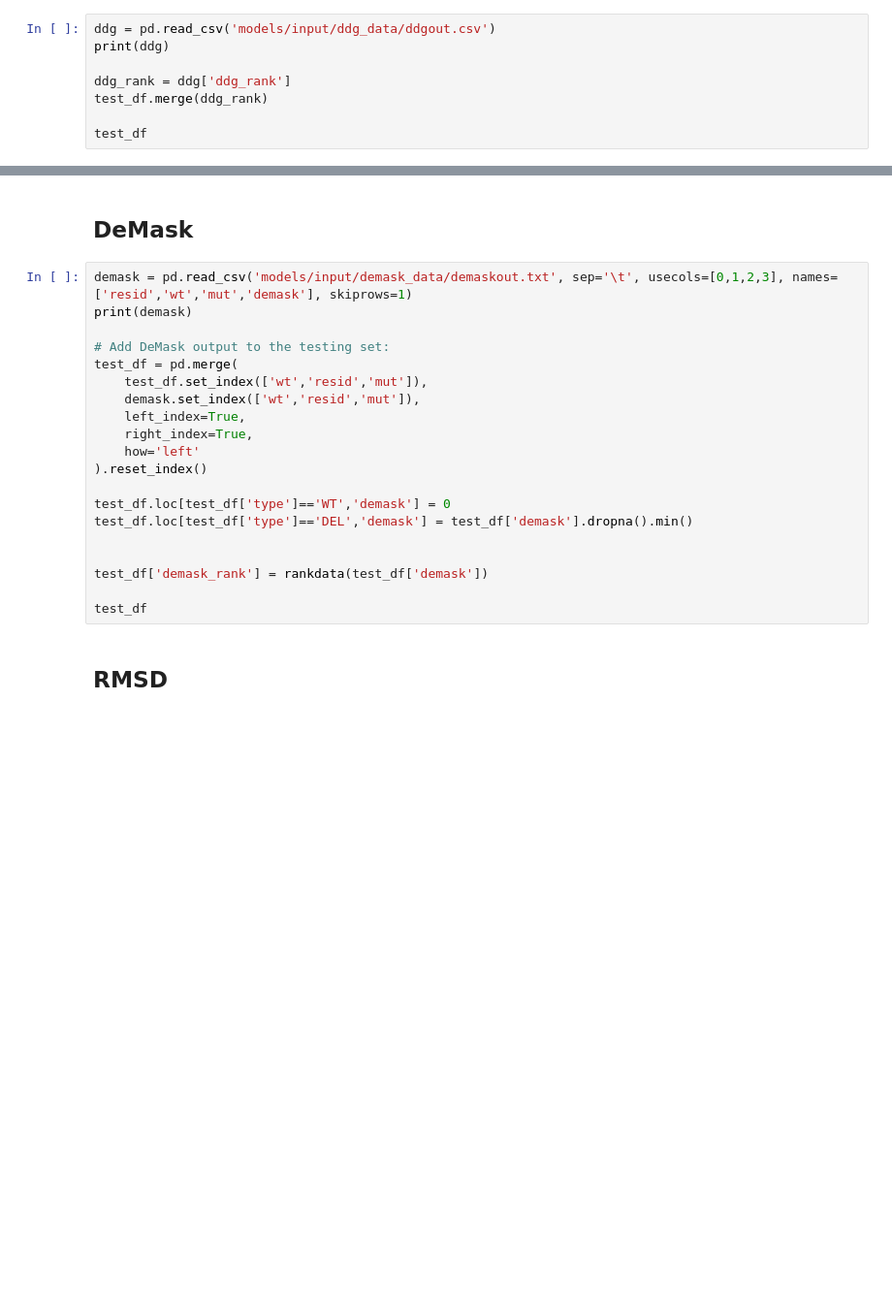
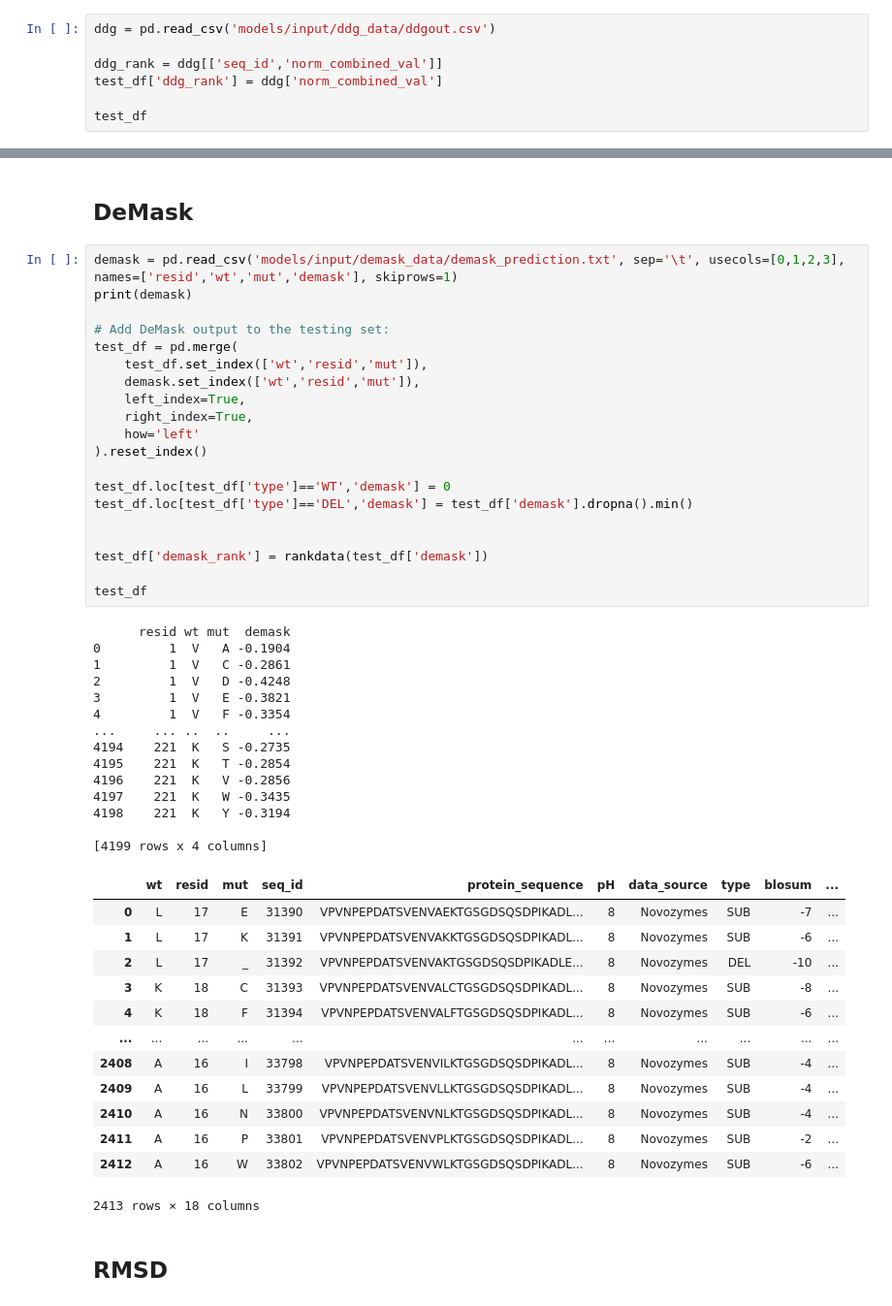
Before and after one commit to kyrarivest/COSI123-Final-Novozymes-Enzyme-Stability-Prediction, a Jupyter notebook: final_model.ipynb, the cells around one changed output, grey strips where cells are left out. Shown at 97% size. Drawn from its saved outputs; the diff is of its cells as text; blank space fills up the shorter version.

```diff
--- a/final_model.ipynb
+++ b/final_model.ipynb
@@ -166,9 +180,8 @@ test_df
 ## DeepDDG
 # %%
 ddg = pd.read_csv('models/input/ddg_data/ddgout.csv')
-print(ddg)
 
-ddg_rank = ddg['ddg_rank']
-test_df.merge(ddg_rank)
+ddg_rank = ddg[['seq_id','norm_combined_val']]
+test_df['ddg_rank'] = ddg['norm_combined_val']
 
 test_df
@@ -175,25 +202,53 @@ test_df
 # %% [markdown]
 ## DeMask
 # %%
-demask = pd.read_csv('models/input/demask_data/demaskout.txt', sep='\t', usecols=[0,1,2,3], names=['resid','wt','mut','demask'], skiprows=1)
+demask = pd.read_csv('models/input/demask_data/demask_prediction.txt', sep='\t', usecols=[0,1,2,3], names=['resid','wt','mut','demask'], skiprows=1)
 print(demask)
 
 # Add DeMask output to the testing set:
 test_df = pd.merge(
     test_df.set_index(['wt','resid','mut']),
     demask.set_index(['wt','resid','mut']),
     left_index=True,
     right_index=True,
     how='left'
 ).reset_index()
 
 test_df.loc[test_df['type']=='WT','demask'] = 0
 test_df.loc[test_df['type']=='DEL','demask'] = test_df['demask'].dropna().min()
 
 
 test_df['demask_rank'] = rankdata(test_df['demask'])
 
 test_df
+# %% [output]
+      resid wt mut  demask
+0         1  V   A -0.1904
+1         1  V   C -0.2861
+2         1  V   D -0.4248
+3         1  V   E -0.3821
+4         1  V   F -0.3354
+...     ... ..  ..     ...
+4194    221  K   S -0.2735
+4195    221  K   T -0.2854
+4196    221  K   V -0.2856
+4197    221  K   W -0.3435
+4198    221  K   Y -0.3194
+
+[4199 rows x 4 columns]
+|  | wt | resid | mut | seq_id | protein_sequence | pH | data_source | type | blosum | ... |
+| 0 | L | 17 | E | 31390 | VPVNPEPDATSVENVAEKTGSGDSQSDPIKADL... | 8 | Novozymes | SUB | -7 | ... |
+| 1 | L | 17 | K | 31391 | VPVNPEPDATSVENVAKKTGSGDSQSDPIKADL... | 8 | Novozymes | SUB | -6 | ... |
+| 2 | L | 17 | _ | 31392 | VPVNPEPDATSVENVAKTGSGDSQSDPIKADLE... | 8 | Novozymes | DEL | -10 | ... |
+| 3 | K | 18 | C | 31393 | VPVNPEPDATSVENVALCTGSGDSQSDPIKADL... | 8 | Novozymes | SUB | -8 | ... |
+| 4 | K | 18 | F | 31394 | VPVNPEPDATSVENVALFTGSGDSQSDPIKADL... | 8 | Novozymes | SUB | -6 | ... |
+| ... | ... | ... | ... | ... | ... | ... | ... | ... | ... | ... |
+| 2408 | A | 16 | I | 33798 | VPVNPEPDATSVENVILKTGSGDSQSDPIKADL... | 8 | Novozymes | SUB | -4 | ... |
+| 2409 | A | 16 | L | 33799 | VPVNPEPDATSVENVLLKTGSGDSQSDPIKADL... | 8 | Novozymes | SUB | -4 | ... |
+| 2410 | A | 16 | N | 33800 | VPVNPEPDATSVENVNLKTGSGDSQSDPIKADL... | 8 | Novozymes | SUB | -4 | ... |
+| 2411 | A | 16 | P | 33801 | VPVNPEPDATSVENVPLKTGSGDSQSDPIKADL... | 8 | Novozymes | SUB | -2 | ... |
+| 2412 | A | 16 | W | 33802 | VPVNPEPDATSVENVWLKTGSGDSQSDPIKADL... | 8 | Novozymes | SUB | -6 | ... |
+2413 rows × 18 columns
 # %% [markdown]
 ## RMSD
 # %%
```
Also changed, not shown: parts of 7 cells of this notebook, 2 other files.
